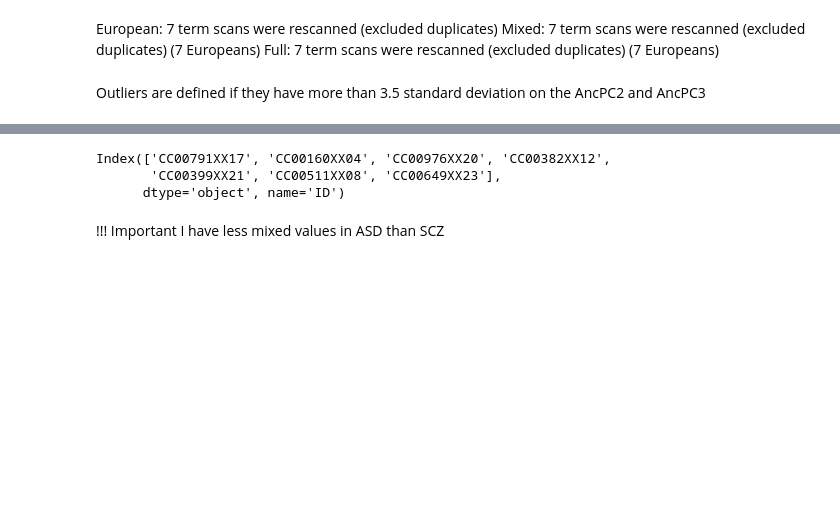
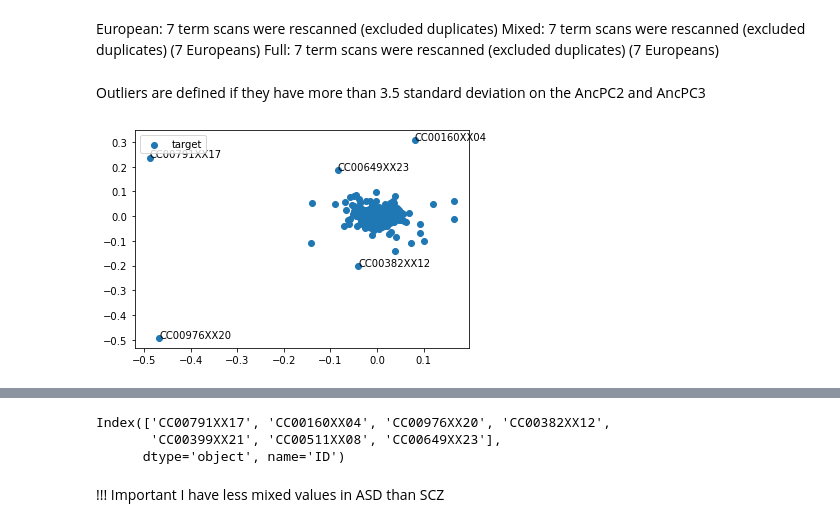
Before and after one commit to lehai-ml/dHCP_genetics, a Jupyter notebook: notebook_results/1_dHCP_data_preprocessing.ipynb, the cells around one changed output, grey strips where cells are left out. Saved outputs shown, nothing was run; the diff lists cells and outputs as text; code cells hidden in the pictures; blank space fills up the shorter version.

```diff
--- a/notebook_results/1_dHCP_data_preprocessing.ipynb
+++ b/notebook_results/1_dHCP_data_preprocessing.ipynb
@@ -362,3 +362,10 @@ Mixed: 7 term scans were rescanned (excluded duplicates) (7 Europeans)
 Full: 7 term scans were rescanned (excluded duplicates) (7 Europeans)
 # %% [markdown]
 Outliers are defined if they have more than 3.5 standard deviation on the AncPC2 and AncPC3
+# %%
+_,_= genetic_file_preprocess.Cohort.remove_outliers(
+    european_cohort.volumetric_df,
+    to_examine=['euro_Anc_PC3', 'euro_Anc_PC4'],
+    to_annotate='ID')
+# %% [output]
+[figure, added]
```
Also changed, not shown: parts of 5 cells of this notebook.
